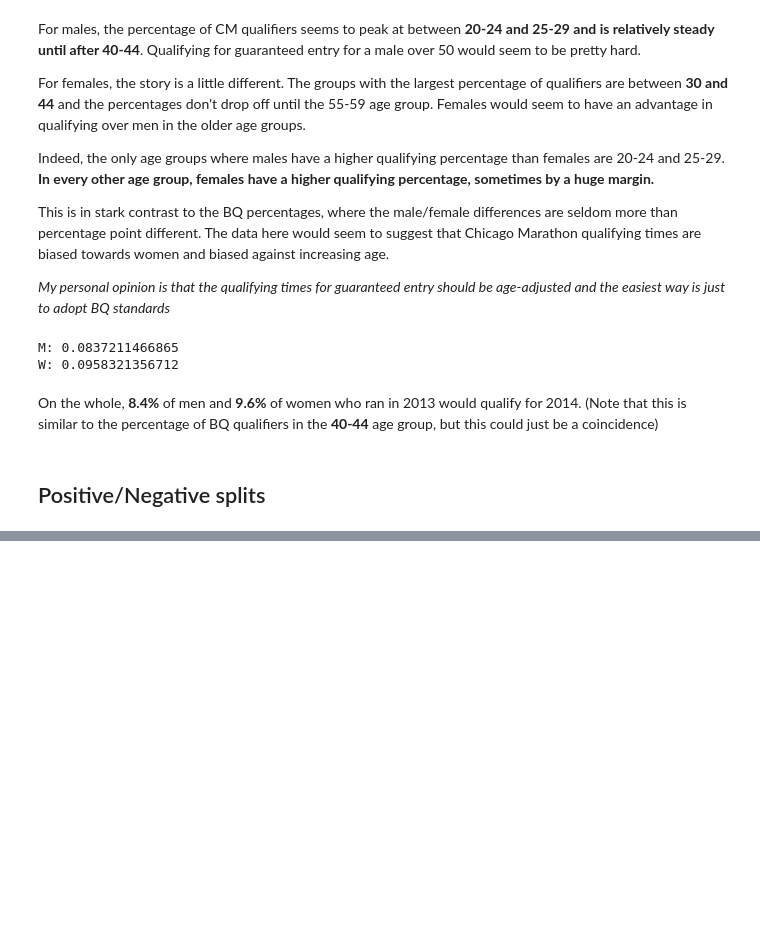
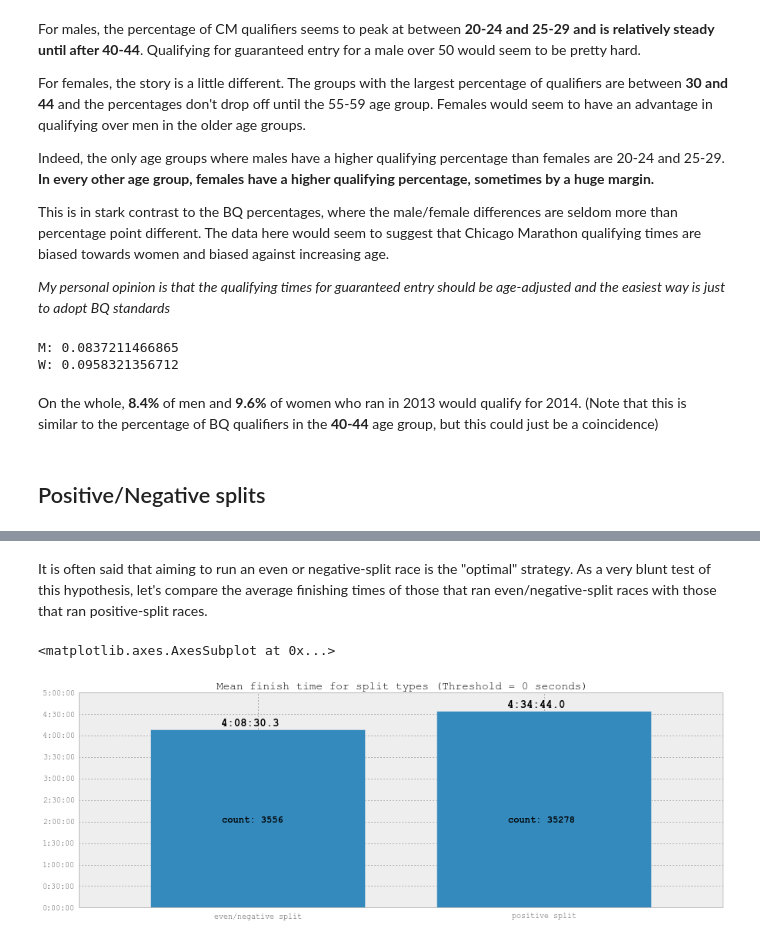
Before and after one commit to pchng/cm2013, a Jupyter notebook: 2013 Chicago Marathon Analysis.ipynb, the cells around one changed output, grey strips where cells are left out. Saved outputs shown, nothing was run; the diff lists cells and outputs as text; code cells hidden in the pictures; blank space fills up the shorter version.

Commit message:
Complete first draft and positive/negative splits.

```diff
--- a/2013 Chicago Marathon Analysis.ipynb
+++ b/2013 Chicago Marathon Analysis.ipynb
@@ -459,6 +476,6 @@ The next set of calculations will be in determining the split differences (diffe
 # %%
 # Difference of second half split minus first half split.
 results['split_diff_seconds'] = (results['finish_seconds'] - results['half_split_seconds']) - results['half_split_seconds']
-results['split_diff'] = results['split_diff_seconds'].apply(seconds_to_timestring)
+results['split_diff'] = results['split_diff_seconds'].map(seconds_to_timestring)
 # %%
 # Returns results sorted by negative-split based on criteria.
@@ -468,0 +487,33 @@ def results_by_negative_split(df, criteria=True):
+# %% [markdown]
+It is often said that aiming to run an even or negative-split race is the "optimal" strategy.  As a very blunt test of this hypothesis, let's compare the average finishing times of those that ran even/negative-split races with those that ran positive-split races.
+# %%
+def plot_split_differences(threshold=0):
+    even_neg_split = results[results.split_diff_seconds <= threshold].finish_seconds
+    pos_split = results[results.split_diff_seconds > threshold].finish_seconds
+    split_d_counts = {
+        'even/negative split': even_neg_split.count(),
+        'positive split': pos_split.count(),
+    }
+    split_d_mean = {
+        'even/negative split': even_neg_split.mean(),
+        'positive split': pos_split.mean(),
+    }
+    split_d = {'mean_finish_time': split_d_mean, 'number_of_runners': split_d_counts}
+    split_df = pd.DataFrame(split_d)
+    ax = split_df.mean_finish_time.plot(kind='bar')
+    ax.yaxis.set_major_formatter(matplotlib.ticker.FuncFormatter(time_ticks))
+    ax.yaxis.set_major_locator(MultipleLocator(60*30))
+    pylab.xticks(rotation='horizontal')
+    pylab.title('Mean finish time for split types (Threshold = {} seconds)'.format(threshold))
+    label_bar_values(ax, split_df.mean_finish_time, split_df.number_of_runners, 'count')
+    return ax
+def label_bar_values(ax, series_values, other=None, other_label=None):
+    for i, value in enumerate(series_values):
+        ax.text(i + 0.5, value + 300, seconds_to_timestring(value), size='14', weight='bold')
+        if other is not None:
+            ax.text(i + 0.5, 7200, "{}: {}".format(other_label, other.ix[i]), size='12', weight='bold')
+
+plot_split_differences(threshold=0)
+# %% [output]
+<matplotlib.axes.AxesSubplot at 0x...>
+[figure, added]
```
Also changed, not shown: parts of 16 cells of this notebook.
